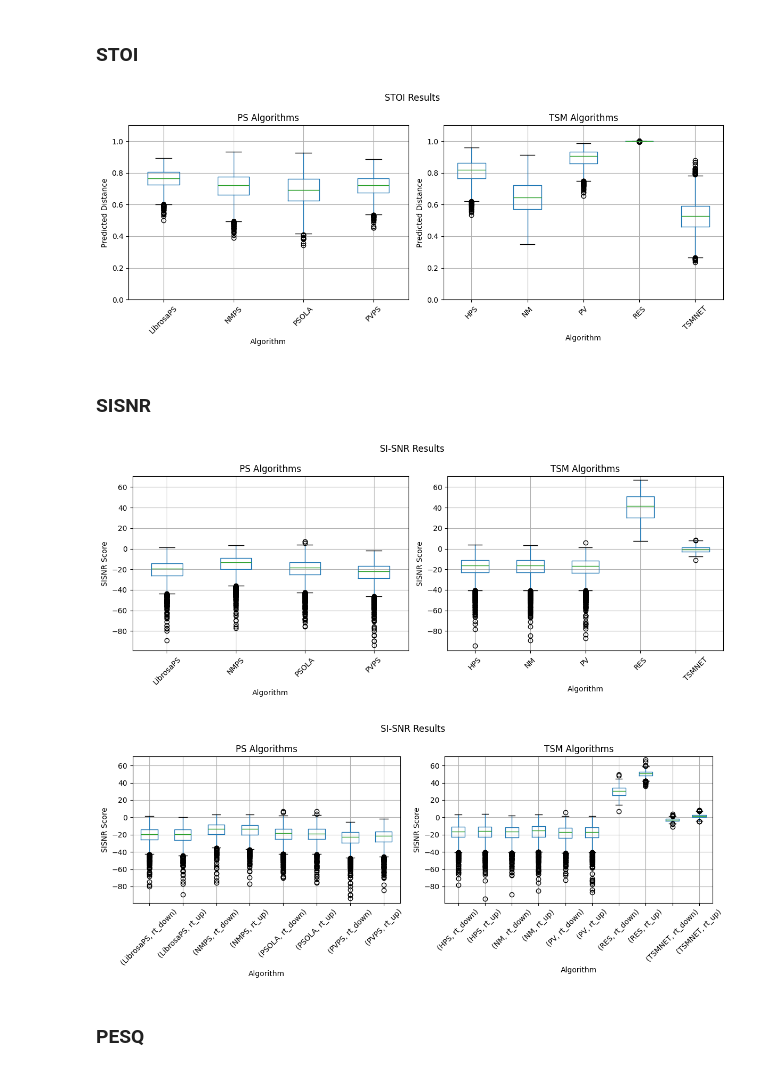
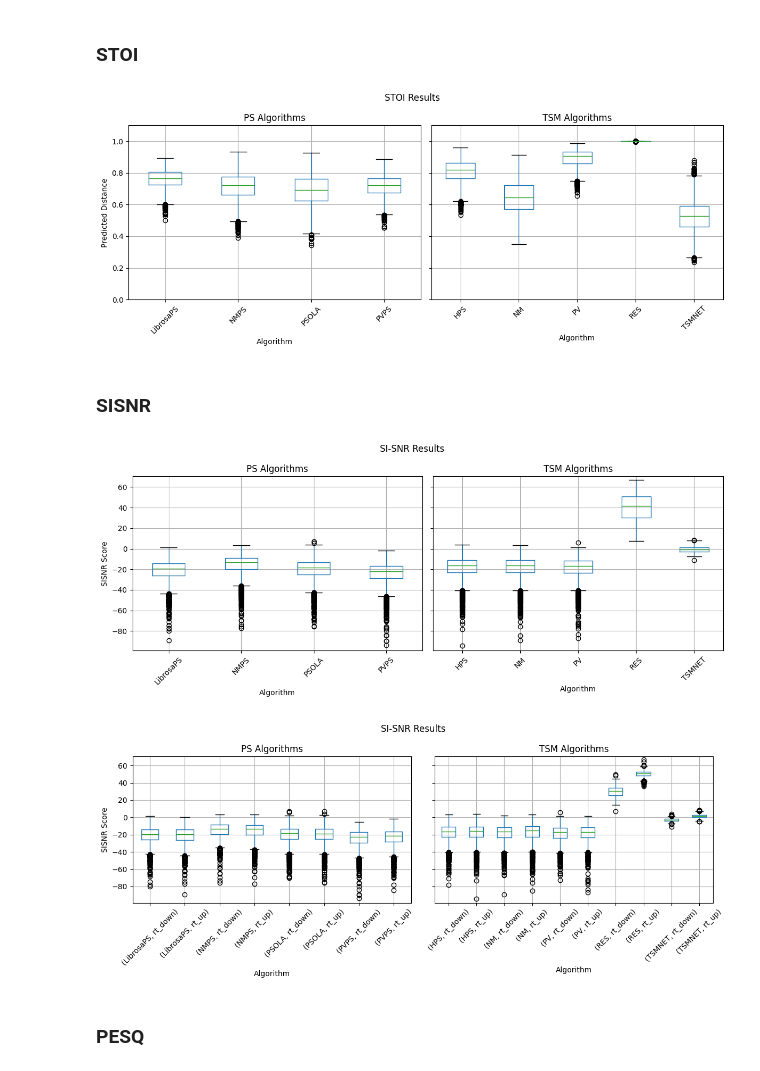
Before and after one commit to mariapolak/SMC10, a Jupyter notebook: plot_metrics.ipynb, the cells around one changed output. Cells and saved outputs as stored; diff of their text form; code cells hidden in the pictures.

```diff
--- a/plot_metrics.ipynb
+++ b/plot_metrics.ipynb
@@ -1,7 +1,8 @@
 # %%
 import matplotlib.pyplot as plt
 import pandas as pd
-import glob
+
+plt.rcParams['image.cmap'] = 'Pastel1'
 # %%
 def get_ps_tsm_dataframes_csv(file_pattern: str) -> tuple[pd.DataFrame, pd.DataFrame]:
     """
@@ -42,8 +43,7 @@ def get_dataframe_csv_no_header(file_pattern:str) -> pd.DataFrame:
 # %%
 df_stoi_ps, df_stoi_tsm = get_ps_tsm_dataframes_csv("evaluation/objective/stoi/*.csv")
 
-fig, axes = plt.subplots(1, 2, figsize=(12, 5))
-
+fig, axes = plt.subplots(1, 2, figsize=(12, 5), sharey=True)
 # Boxplot for df_ps
 df_stoi_ps.boxplot(by='algo', column='pred_distance', rot=45, ax=axes[0])
 axes[0].set_title('PS Algorithms')
@@ -55,7 +55,7 @@ axes[0].set_ylim(0, 1.1)
 df_stoi_tsm.boxplot(by='algo', column='pred_distance', rot=45, ax=axes[1])
 axes[1].set_title('TSM Algorithms')
 axes[1].set_xlabel('Algorithm')
-axes[1].set_ylabel('Predicted Distance')
+# axes[1].set_ylabel('Predicted Distance')
 axes[1].set_ylim(0, 1.1)
 
 # Set the main title
@@ -64,7 +64,7 @@ fig.suptitle("STOI Results")
 plt.tight_layout()
 plt.show()
 # %% [output]
-[figure, old version]
+[figure, new version]
 # %% [markdown]
 ### SISNR
 # %%
@@ -74,37 +74,36 @@ def plot_sisnr_results(df_ps: pd.DataFrame, df_tsm: pd.DataFrame, groupby = 'alg
     """
     Plot the SISNR results for PS and TSM algorithms.
     """
-    fig, axes = plt.subplots(1, 2, figsize=(12, 5))
+    fig, axes = plt.subplots(1, 2, figsize=(12, 5), sharey=True)
 
     # Boxplot for df_ps
     df_ps.boxplot(by=groupby, column='sisnr_score', rot=45, ax=axes[0])
     axes[0].set_title('PS Algorithms')
     axes[0].set_xlabel('Algorithm')
     axes[0].set_ylabel('SISNR Score')
 
     # Boxplot for df_tsm
     df_tsm.boxplot(by=groupby, column='sisnr_score', rot=45, ax=axes[1])
     axes[1].set_title('TSM Algorithms')
     axes[1].set_xlabel('Algorithm')
-    axes[1].set_ylabel('SISNR Score')
 
     # Set the same y-axis range for both plots
     y_min = min(df_ps['sisnr_score'].min(), df_tsm['sisnr_score'].min())
     y_max = max(df_ps['sisnr_score'].max(), df_tsm['sisnr_score'].max())
     axes[0].set_ylim(y_min * 1.05, y_max * 1.05)
     axes[1].set_ylim(y_min * 1.05, y_max * 1.05)
 
     # Set the main title
     fig.suptitle("SI-SNR Results")
 
     plt.tight_layout()
     plt.show()
 
 plot_sisnr_results(df_sisnr_ps, df_sisnr_tsm)
 plot_sisnr_results(df_sisnr_ps, df_sisnr_tsm, groupby=["algo", "factor"])
 # %% [output]
-[figure, old version]
+[figure, new version]
-[figure, old version]
+[figure, new version]
 # %% [markdown]
 ### PESQ
 # %%
```
Also changed, not shown: parts of 5 cells of this notebook, 2 other files.
